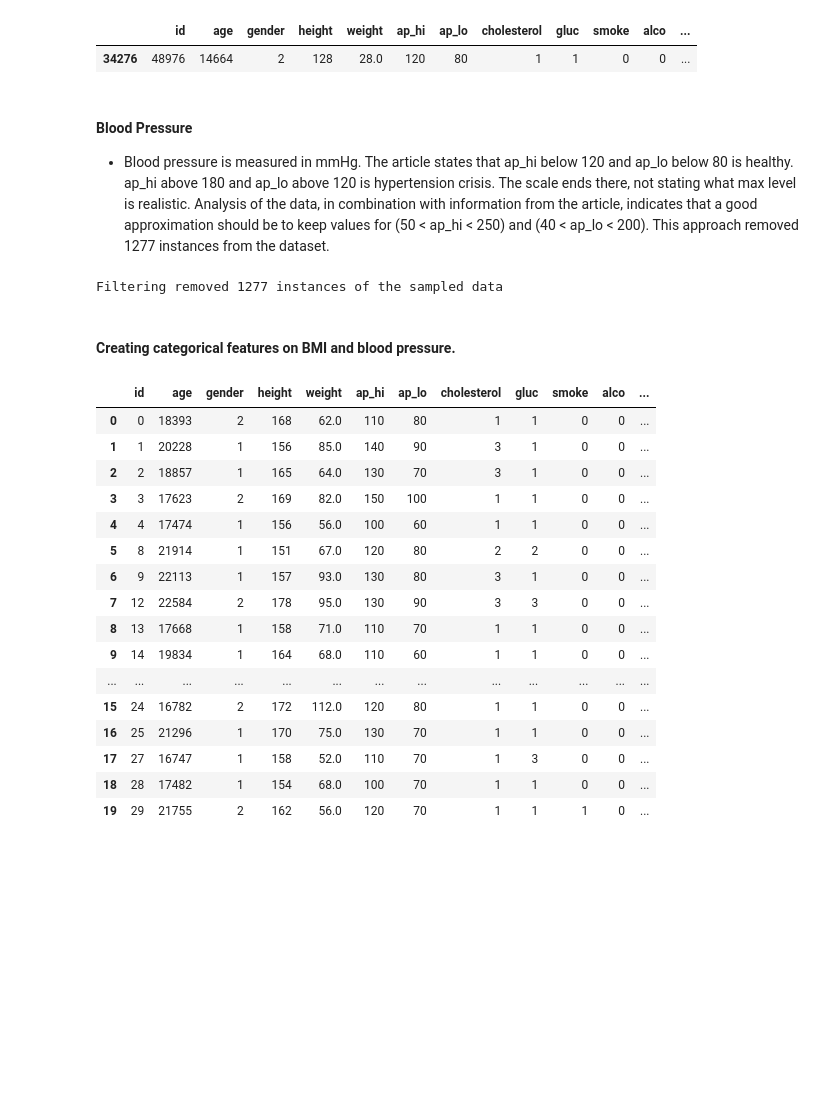
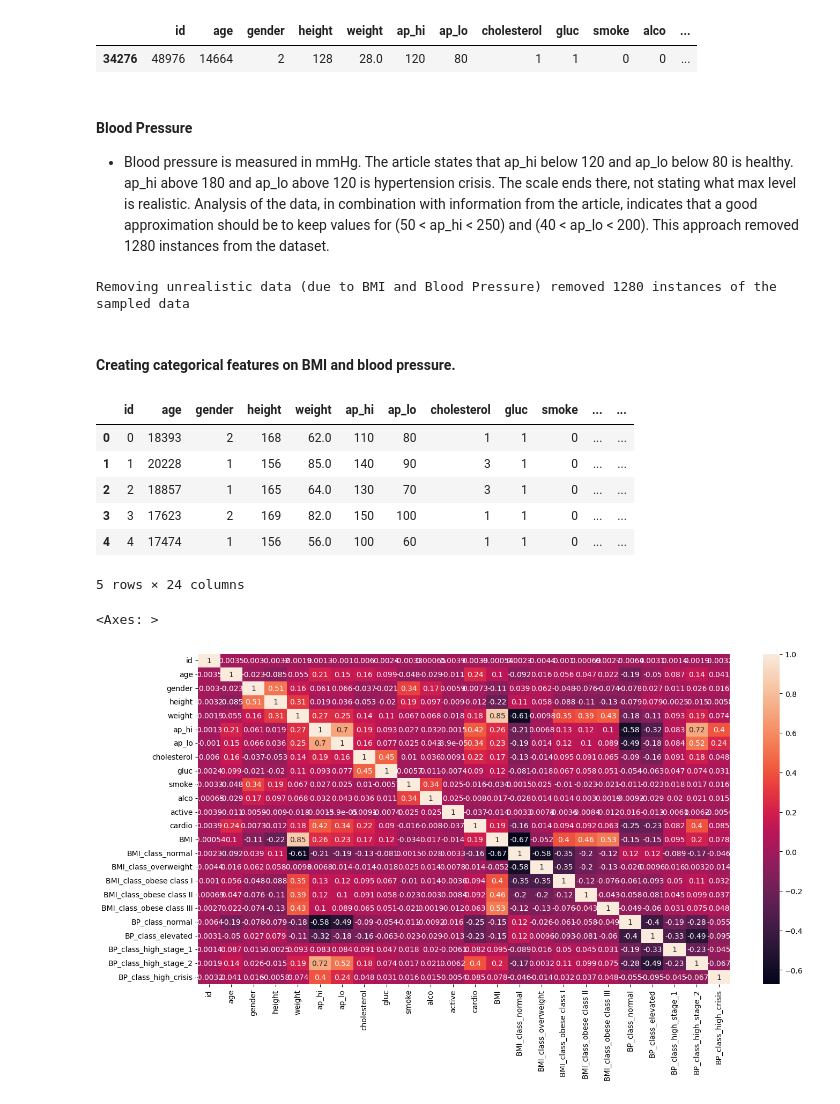
Before and after one commit to dancla240/Machine_Learning_Daniel_Claesson, a Jupyter notebook: Lab/Lab_1_heart.ipynb, the cells around one changed output. Drawn from its saved outputs; the diff is of its cells as text; code cells hidden in the pictures; blank space fills up the shorter version.

```diff
--- a/Lab/Lab_1_heart.ipynb
+++ b/Lab/Lab_1_heart.ipynb
@@ -173,7 +173,7 @@ Name: cardio, dtype: float64
 - Analysis of BMI in the dataset shows that BMI below the area of 14 is very "unlikely", they are very much outliers. At around BMI=14, the "bell curve" starts. Therefore, BMI<14 are removed.
 - In the high end of BMI, the "bell curve" ends. There are very few values above that level. Values BMI>100 are removed. However, there is a slight risk that valid values are removed, for really obese individuals.
 # %%
-df['BMI'] = df['weight']/(df['height']/100)**2
+df['BMI'] = round(df['weight']/(df['height']/100)**2,2)
 # %%
 fig, ax = plt.subplots(figsize=(12,2.5))
 sns.histplot(data=df, x='BMI', cumulative=False)
@@ -187,7 +187,7 @@ ax.add_line(line_high)
 <matplotlib.lines.Line2D at 0x...>
 [figure]
 # %%
-df = df[(df['BMI'] > 13) & (df['BMI'] < 100)]
+df = df[(df['BMI'] >= 14) & (df['BMI'] < 100)]
 # %%
 fig, ax = plt.subplots(figsize=(6, 2.5))
 sns.histplot(data=df, x='weight', bins=60), plt.title('Weight distribution'), plt.xlabel('Weight [kg]'), plt.ylabel('Number of individuals')
@@ -202,34 +202,30 @@ df[(df['weight']==28)]
 | 34276 | 48976 | 14664 | 2 | 128 | 28.0 | 120 | 80 | 1 | 1 | 0 | 0 | ... |
 # %% [markdown]
 #### Blood Pressure
-- Blood pressure is measured in mmHg. The article states that ap_hi below 120 and ap_lo below 80 is healthy. ap_hi above 180 and ap_lo above 120 is hypertension crisis. The scale ends there, not stating what max level is realistic. Analysis of the data, in combination with information from the article, indicates that a good approximation should be to keep values for (50 < ap_hi < 250) and (40 < ap_lo < 200). This approach removed 1277 instances from the dataset.
+- Blood pressure is measured in mmHg. The article states that ap_hi below 120 and ap_lo below 80 is healthy. ap_hi above 180 and ap_lo above 120 is hypertension crisis. The scale ends there, not stating what max level is realistic. Analysis of the data, in combination with information from the article, indicates that a good approximation should be to keep values for (50 < ap_hi < 250) and (40 < ap_lo < 200). This approach removed 1280 instances from the dataset.
 # %%
 df = df[(df['ap_lo'] < 200) & (df['ap_lo'] > 40) & (df['ap_hi'] > 50) & (df_orig['ap_hi'] < 250)]
+print(f'Removing unrealistic data (due to BMI and Blood Pressure) removed {len(df_orig)-len(df)} instances of the sampled data')
+# %% [output]
+Removing unrealistic data (due to BMI and Blood Pressure) removed 1280 instances of the sampled data
-# %%
-print(f'Filtering removed {len(df_orig)-len(df)} instances of the sampled data')
-# %% [output]
-Filtering removed 1277 instances of the sampled data
 # %% [markdown]
 #### Creating categorical features on BMI and blood pressure.
 # %%
 df['BMI_class']=pd.cut(df['BMI'],bins=[0, 24.9, 29.9, 34.9, 39.9, 100], labels=['normal','overweight','obese class I','obese class II','obese class III'])
 df['BP_class']=pd.cut(df['ap_hi'],bins=[0, 119.999, 129.99, 139.99, 179.99, 250], labels=['normal','elevated','high_stage_1','high_stage_2','high_crisis'])
-df.head(20)
+df = pd.get_dummies(data= df, columns=['BMI_class','BP_class'], dtype=int)
+df.head()
 # %% [output]
-|  | id | age | gender | height | weight | ap_hi | ap_lo | cholesterol | gluc | smoke | alco | ... |
-| 0 | 0 | 18393 | 2 | 168 | 62.0 | 110 | 80 | 1 | 1 | 0 | 0 | ... |
-| 1 | 1 | 20228 | 1 | 156 | 85.0 | 140 | 90 | 3 | 1 | 0 | 0 | ... |
-| 2 | 2 | 18857 | 1 | 165 | 64.0 | 130 | 70 | 3 | 1 | 0 | 0 | ... |
-| 3 | 3 | 17623 | 2 | 169 | 82.0 | 150 | 100 | 1 | 1 | 0 | 0 | ... |
-| 4 | 4 | 17474 | 1 | 156 | 56.0 | 100 | 60 | 1 | 1 | 0 | 0 | ... |
-| 5 | 8 | 21914 | 1 | 151 | 67.0 | 120 | 80 | 2 | 2 | 0 | 0 | ... |
-| 6 | 9 | 22113 | 1 | 157 | 93.0 | 130 | 80 | 3 | 1 | 0 | 0 | ... |
-| 7 | 12 | 22584 | 2 | 178 | 95.0 | 130 | 90 | 3 | 3 | 0 | 0 | ... |
-| 8 | 13 | 17668 | 1 | 158 | 71.0 | 110 | 70 | 1 | 1 | 0 | 0 | ... |
-| 9 | 14 | 19834 | 1 | 164 | 68.0 | 110 | 60 | 1 | 1 | 0 | 0 | ... |
-| ... | ... | ... | ... | ... | ... | ... | ... | ... | ... | ... | ... | ... |
-| 15 | 24 | 16782 | 2 | 172 | 112.0 | 120 | 80 | 1 | 1 | 0 | 0 | ... |
-| 16 | 25 | 21296 | 1 | 170 | 75.0 | 130 | 70 | 1 | 1 | 0 | 0 | ... |
-| 17 | 27 | 16747 | 1 | 158 | 52.0 | 110 | 70 | 1 | 3 | 0 | 0 | ... |
-| 18 | 28 | 17482 | 1 | 154 | 68.0 | 100 | 70 | 1 | 1 | 0 | 0 | ... |
-| 19 | 29 | 21755 | 2 | 162 | 56.0 | 120 | 70 | 1 | 1 | 1 | 0 | ... |
+|  | id | age | gender | height | weight | ap_hi | ap_lo | cholesterol | gluc | smoke | ... | ... |
+| 0 | 0 | 18393 | 2 | 168 | 62.0 | 110 | 80 | 1 | 1 | 0 | ... | ... |
+| 1 | 1 | 20228 | 1 | 156 | 85.0 | 140 | 90 | 3 | 1 | 0 | ... | ... |
+| 2 | 2 | 18857 | 1 | 165 | 64.0 | 130 | 70 | 3 | 1 | 0 | ... | ... |
+| 3 | 3 | 17623 | 2 | 169 | 82.0 | 150 | 100 | 1 | 1 | 0 | ... | ... |
+| 4 | 4 | 17474 | 1 | 156 | 56.0 | 100 | 60 | 1 | 1 | 0 | ... | ... |
+5 rows × 24 columns
+# %%
+fig, ax = plt.subplots(figsize=(16,8))
+sns.heatmap(df.corr(), annot=True)
+# %% [output]
+<Axes: >
+[figure, added]
```
Also changed, not shown: parts of 7 cells of this notebook.
